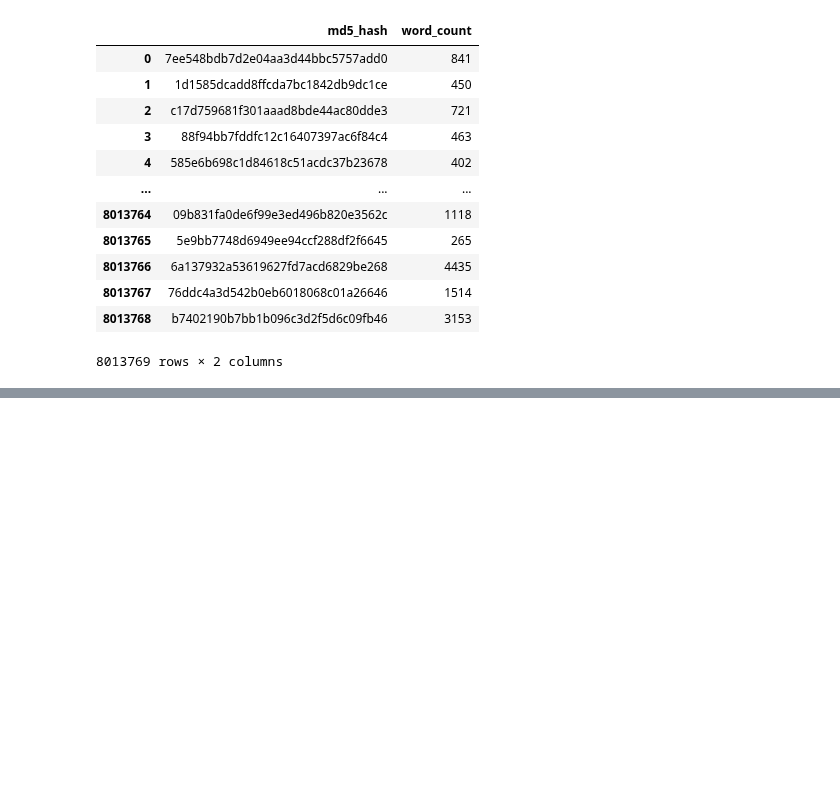
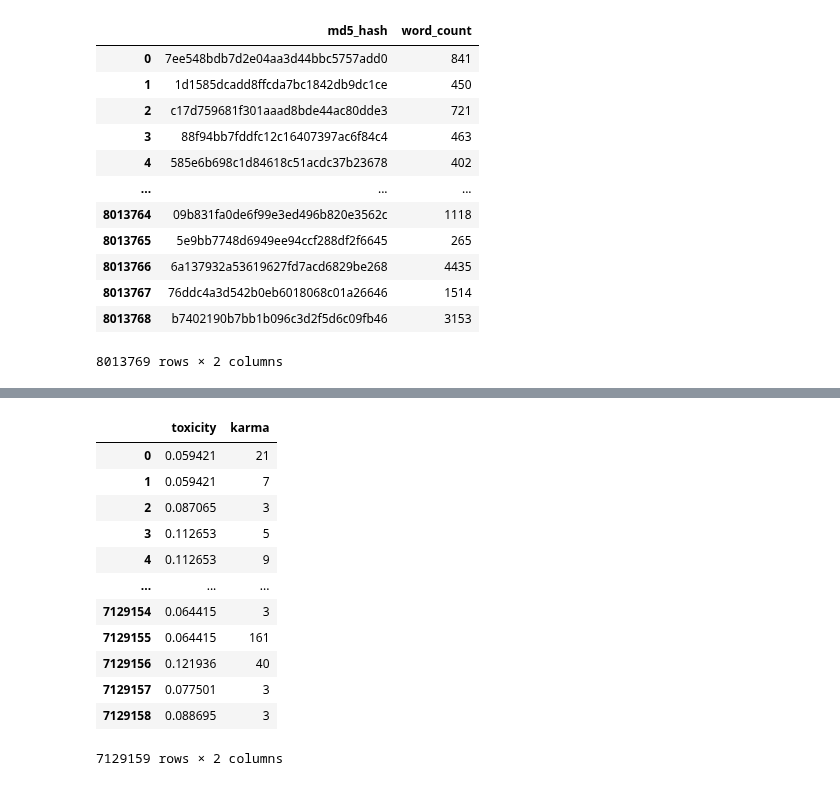
Before and after one commit to allenai/real-toxicity-prompts, a Jupyter notebook: notebooks/corpus_viz_data.ipynb, the cells around one changed output, grey strips where cells are left out. Cells and saved outputs as stored; diff of their text form; code cells hidden in the pictures; blank space fills up the shorter version.

```diff
--- a/notebooks/corpus_viz_data.ipynb
+++ b/notebooks/corpus_viz_data.ipynb
@@ -159,3 +159,19 @@ df
+# %%
+df[['toxicity', 'karma']]
+# %% [output]
+|  | toxicity | karma |
+| 0 | 0.059421 | 21 |
+| 1 | 0.059421 | 7 |
+| 2 | 0.087065 | 3 |
+| 3 | 0.112653 | 5 |
+| 4 | 0.112653 | 9 |
+| ... | ... | ... |
+| 7129154 | 0.064415 | 3 |
+| 7129155 | 0.064415 | 161 |
+| 7129156 | 0.121936 | 40 |
+| 7129157 | 0.077501 | 3 |
+| 7129158 | 0.088695 | 3 |
+7129159 rows × 2 columns
 # %%
 out = df.sort_values('karma', ascending=False).drop_duplicates(subset='md5_hash')
 
```
Also changed, not shown: parts of 4 cells of this notebook, 3 other files.
